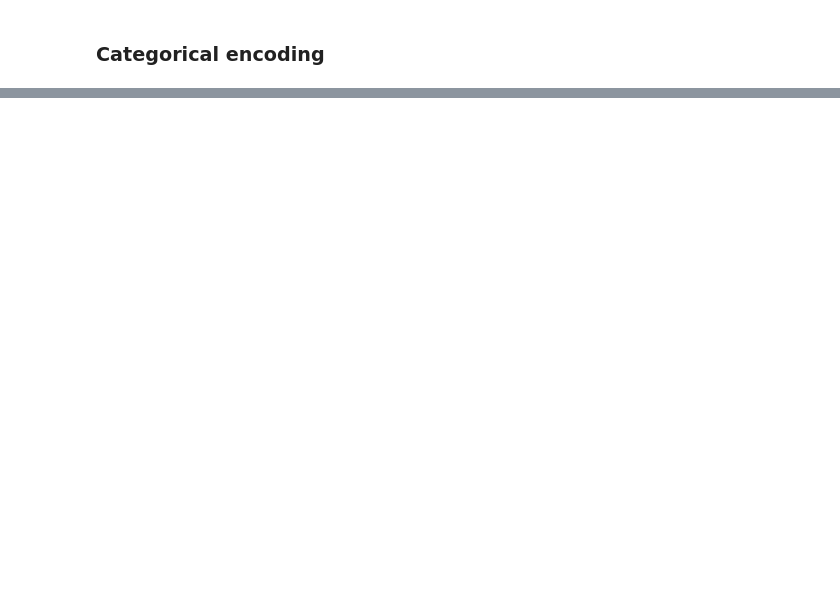
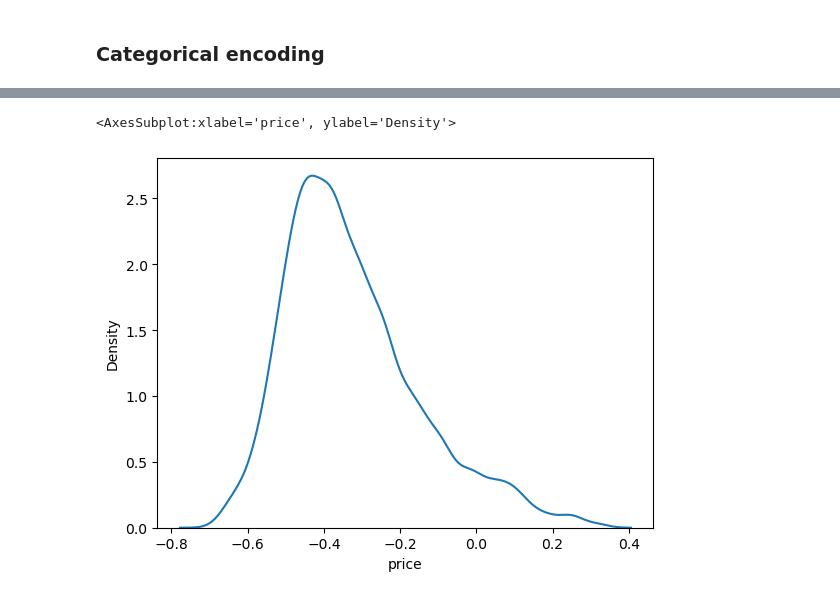
Before and after one commit to pranshu-raj-211/project-alphazero, a Jupyter notebook: house-price-prediction/prices.ipynb, the cells around one changed output, grey strips where cells are left out. Drawn from its saved outputs; the diff is of its cells as text; code cells hidden in the pictures; blank space fills up the shorter version.

```diff
--- a/house-price-prediction/prices.ipynb
+++ b/house-price-prediction/prices.ipynb
@@ -458,0 +491,5 @@ sns.countplot(df3.bhk)
+# %%
+sns.kdeplot(df3.price)
+# %% [output]
+<AxesSubplot:xlabel='price', ylabel='Density'>
+[figure, added]
```
Also changed, not shown: parts of 22 cells of this notebook.
